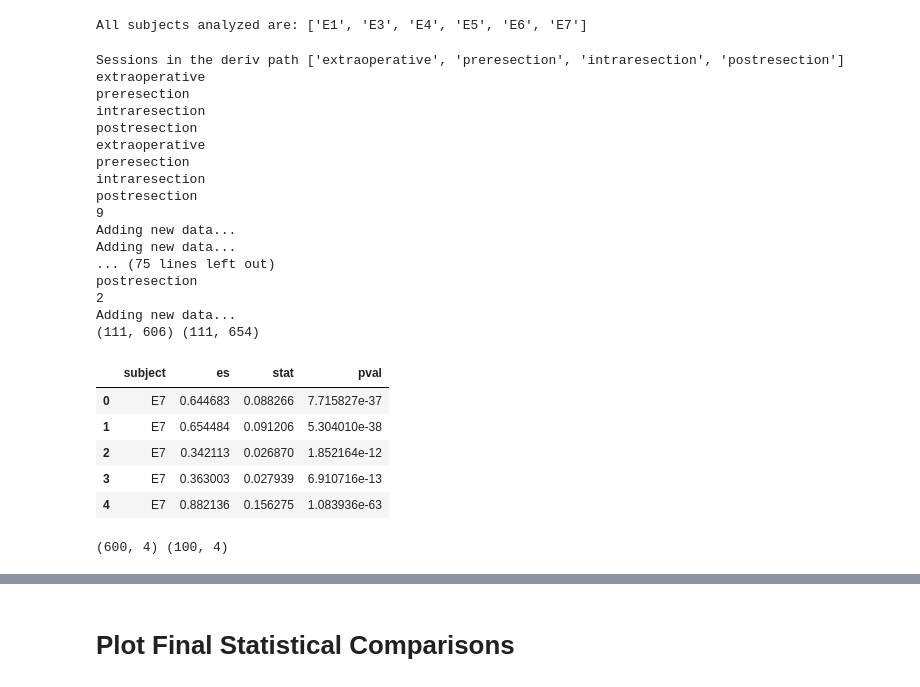
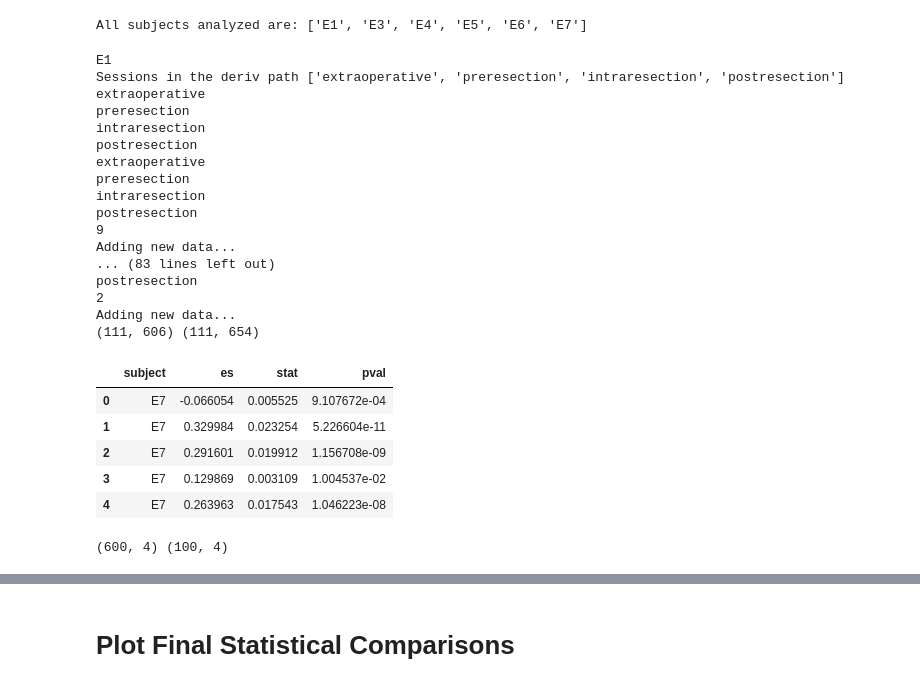
Before and after one commit to adam2392/sickkids, a Jupyter notebook: notebooks/publication/statistical_analysis.ipynb, the cells around one changed output, grey strips where cells are left out. Drawn from its saved outputs; the diff is of its cells as text; code cells hidden in the pictures.

```diff
--- a/notebooks/publication/statistical_analysis.ipynb
+++ b/notebooks/publication/statistical_analysis.ipynb
@@ -260,7 +263,7 @@ root = Path('/Users/adam2392/OneDrive - Johns Hopkins/sickkids/')
 deriv_root = root / 'derivatives'
 
 # derivative experiment markers
-reference = 'monopolar'
+reference = 'common'
 sampling_res = '1000Hz'  # 'originalsampling'
 deriv_chain = Path(sampling_res) / 'radius1.25' / 'fragility' / reference
 deriv_path = deriv_root / deriv_chain
@@ -275,8 +278,9 @@ sessions = ['extraoperative', 'preresection',
 # the derivative ``desc`` entity description
 desc = 'perturbmatrix'
 rowdesc = 'rowperturbmatrix'
-derivtype = 'prod'
+derivtype = 'col'
 threshold = None
+baseline = False
 # %% [markdown]
 # Initialize dataframe for plotting over all subjects
 # %%
@@ -303,6 +307,7 @@ cbarlabel = 'Col Fragility'
 subj_derivlists = dict()
 
 for subject in subjects:
+    print(subject)
     # get list of sessions for subject
     ignore_subjects = [sub for sub in subjects if sub != subject]
 #     sessions = get_entity_vals(deriv_path, 'session', ignore_subjects=ignore_subjects)
@@ -360,10 +365,15 @@ for subject in subjects:
     nrz_inds = [idx for idx in range(len(deriv.ch_names)) if idx not in resected_inds]
 
     # generate concatenated list of derivatives
+    if baseline:
+        baseline_kwargs=dict(baseline_mean=mean_vec,
+                                   baseline_std=std_vec
+                            )
+    else:
+        baseline_kwargs = dict()
     derivlist = generate_deriv_list(derivs.copy(), rowderivs.copy(),
                                     derivtype=derivtype,
-#                                    baseline_mean=mean_vec,
-#                                    baseline_std=std_vec
+                                   **baseline_kwargs
                                    )
 
     # only get the pre/post resection data
@@ -379,40 +389,40 @@ for subject in subjects:
     # compute block-bootstrap statistics
     cohensd, stats, pvals = compute_block_bootstrap_stats(pre_deriv, post_deriv, subject=subject,
                                                           df_summ=df_summ, threshold=threshold)
 
     # create
     subj_df = pd.DataFrame(df_summ, columns=['subject', 'es', 'stat', 'pval'])
     if df.empty:
         df = subj_df
     else:
         df = pd.concat((df, subj_df), axis=0)
 
 display(subj_df.head())
 print(df.shape, subj_df.shape)
 # %% [output]
+E1
 Sessions in the deriv path ['extraoperative', 'preresection', 'intraresection', 'postresection']
 extraoperative
 preresection
 intraresection
 postresection
 extraoperative
 preresection
 intraresection
 postresection
 9
 Adding new data...
-Adding new data...
-... (75 lines left out)
+... (83 lines left out)
 postresection
 2
 Adding new data...
 (111, 606) (111, 654)
 |  | subject | es | stat | pval |
-| 0 | E7 | 0.644683 | 0.088266 | 7.715827e-37 |
-| 1 | E7 | 0.654484 | 0.091206 | 5.304010e-38 |
-| 2 | E7 | 0.342113 | 0.026870 | 1.852164e-12 |
-| 3 | E7 | 0.363003 | 0.027939 | 6.910716e-13 |
-| 4 | E7 | 0.882136 | 0.156275 | 1.083936e-63 |
+| 0 | E7 | -0.066054 | 0.005525 | 9.107672e-04 |
+| 1 | E7 | 0.329984 | 0.023254 | 5.226604e-11 |
+| 2 | E7 | 0.291601 | 0.019912 | 1.156708e-09 |
+| 3 | E7 | 0.129869 | 0.003109 | 1.004537e-02 |
+| 4 | E7 | 0.263963 | 0.017543 | 1.046223e-08 |
 (600, 4) (100, 4)
 # %%
 for subject in subjects:
```
Also changed, not shown: parts of 12 cells of this notebook, 23 other files.
